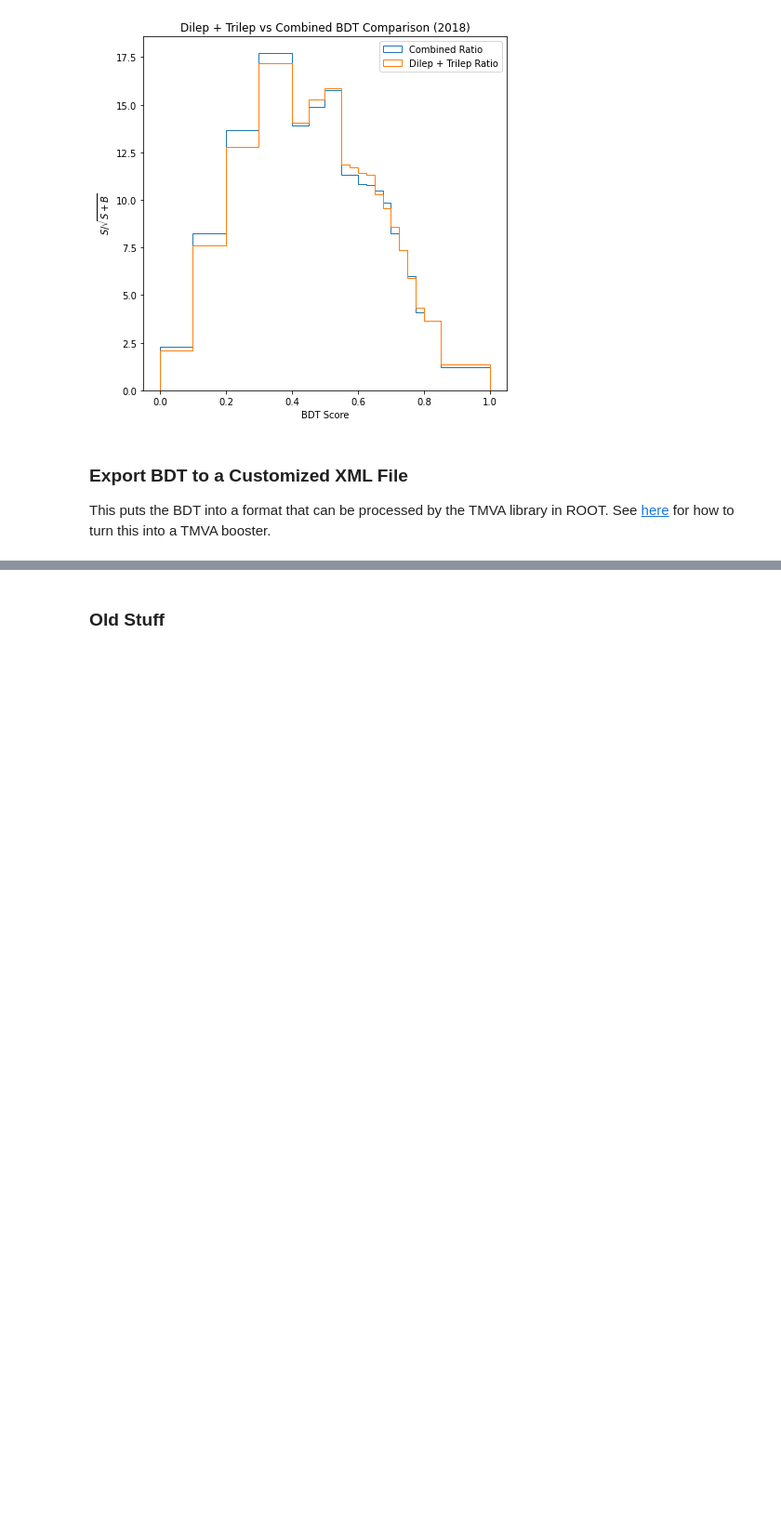
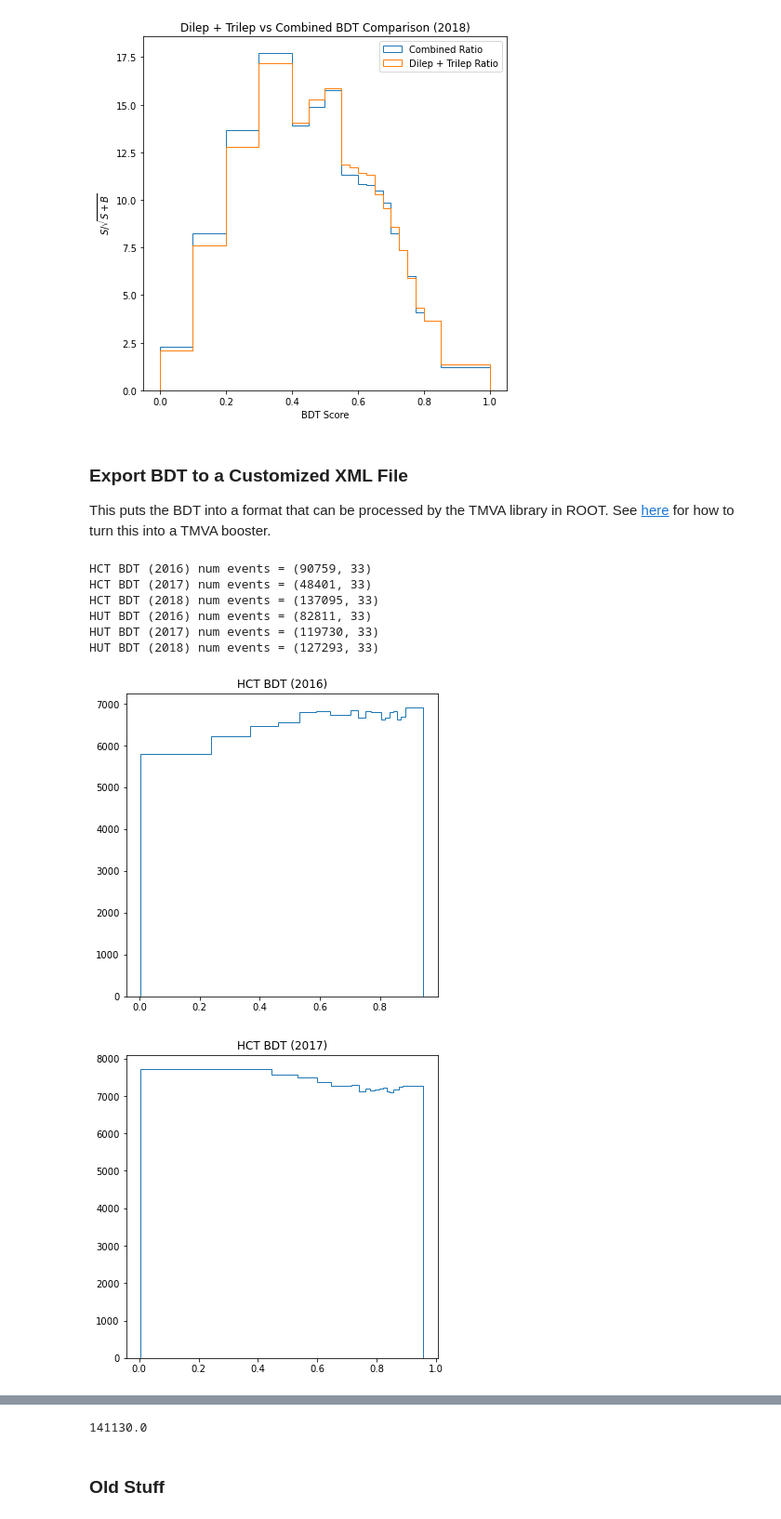
Before and after one commit to danbarto/tW_scattering, a Jupyter notebook: notebooks/BDT_analysis.ipynb, the cells around one changed output, grey strips where cells are left out. Shown at 93% size. Cells and saved outputs as stored; diff of their text form; code cells hidden in the pictures; blank space fills up the shorter version.

```diff
--- a/notebooks/BDT_analysis.ipynb
+++ b/notebooks/BDT_analysis.ipynb
@@ -87,0 +112,7 @@ Loading saved model...
+# %%
+retrain_BDTs = []#[HCT_tth, HUT_tth, HUT]
+for bdt in retrain_BDTs:
+    bdt.gen_BDT_and_plot(load_BDT=False, optimize=True, retrain=True, plot=True)
+
+for bdt in every_BDT:
+    bdt.gen_BDT_and_plot(load_BDT=True, optimize=False, retrain=False, plot=False)
@@ -87,0 +232,9 @@ Loading saved model...
+# %%
+for y in [2016, 2017, 2018]:
+    #data_dir = ["/home/users/cmcmahon/fcnc/ana/analysis/helpers/BDT/babies/data_driven_v2/{}/data_driven/".format(y)]
+    data_dir = ["/home/users/cmcmahon/fcnc/ana/analysis/helpers/BDT/babies/data_driven_v2/{}/MC/".format(y)]
+    data_dir_tth = ["/home/users/cmcmahon/fcnc/ana/analysis/helpers/BDT/babies/tth/{}/MC/".format(y)]
+    HCT.gen_datacard("HCT", y, data_dir, quantile_transform=True, data_driven=False, plot=True, systematics=False, BDT_bins=np.linspace(0, 1, 21), flag_plot=True)
+    HUT.gen_datacard("HUT", y, data_dir, quantile_transform=True, data_driven=False, plot=True, systematics=False, BDT_bins=np.linspace(0, 1, 21), flag_plot=True)
+    HCT_tth.gen_datacard("HCT", y, data_dir_tth, quantile_transform=True, data_driven=False, plot=True, systematics=False, BDT_bins=np.linspace(0, 1, 21), flag_plot=True)
+    HUT_tth.gen_datacard("HUT", y, data_dir_tth, quantile_transform=True, data_driven=False, plot=True, systematics=False, BDT_bins=np.linspace(0, 1, 21), flag_plot=True)
@@ -88,7 +380,7 @@ Loading saved model...
 # %%
 default_bins = np.linspace(0, 1, 21)
 for y in [2016, 2017, 2018]:
-    data_dir = ["/home/users/cmcmahon/fcnc/ana/analysis/helpers/BDT/babies/variations/JES_central/{}/MC/".format(y)]
+    data_dir = ["/home/users/cmcmahon/fcnc/ana/analysis/helpers/BDT/babies/data_driven_v2/{}/MC/".format(y)]
     print("HCT {}:\t{}".format(y, HCT.get_QT_bins("HCT", y, data_dir, default_bins)))
     print("HUT {}:\t{}".format(y, HUT.get_QT_bins("HUT", y, data_dir, default_bins)))
 # %% [output]
@@ -98,0 +404,4 @@ Reshape your data either using array.reshape(-1, 1) if your data has a single fe
+# %%
+data_dir = ["/home/users/cmcmahon/fcnc/ana/analysis/helpers/BDT/babies/data_driven_v2/2018/MC/"]
+test1 = HCT.get_QT_bins("HCT", 2018, data_dir, default_bins)
+print(test1)
@@ -1557,0 +1750,24 @@ for bdt in every_BDT:
+# %%
+# data_basedir = "/home/users/cmcmahon/fcnc/ana/analysis/helpers/BDT/babies/variations/JES_central/"
+data_basedir = "/home/users/cmcmahon/fcnc/ana/analysis/helpers/BDT/babies/data_driven_v2_backup/"
+
+for bdt in [HCT, HUT]:
+    tot_yields = 0
+    for y in [2016, 2017, 2018]:
+        data_dir = [data_basedir + "{}/data_driven/".format(y)]
+        cat_dict = bdt.make_category_dict(data_dir, bdt.label, background="all", data_driven=True, from_pandas=False, systematics=False, flag_store_dict=False)
+        plt.figure("{}_{}".format(bdt.label, y), figsize=(6,6))
+        bins = bdt.get_QT_bins(bdt.label, y, data_dir, default_bins, data_driven=True)
+        plt.hist(cat_dict["signal"]["prediction"], bins, weights=cat_dict["signal"]["data"].Weight, histtype="step")
+        plt.title("{} BDT ({})".format(bdt.label, y))
+        print("{} BDT ({}) num events = {}".format(bdt.label, y, cat_dict["signal"]["data"].shape))
+        plt.draw()
+# %% [output]
+HCT BDT (2016) num events = (90759, 33)
+HCT BDT (2017) num events = (48401, 33)
+HCT BDT (2018) num events = (137095, 33)
+HUT BDT (2016) num events = (82811, 33)
+HUT BDT (2017) num events = (119730, 33)
+HUT BDT (2018) num events = (127293, 33)
+[figure, added]
+[figure, added]
@@ -1558,3 +1778,7 @@ for bdt in every_BDT:
+# %%
+282260/2
+# %% [output]
+141130.0
 # %% [markdown]
 ### Old Stuff
 # %%
```
Also changed, not shown: parts of 14 cells of this notebook, 3 other files.
